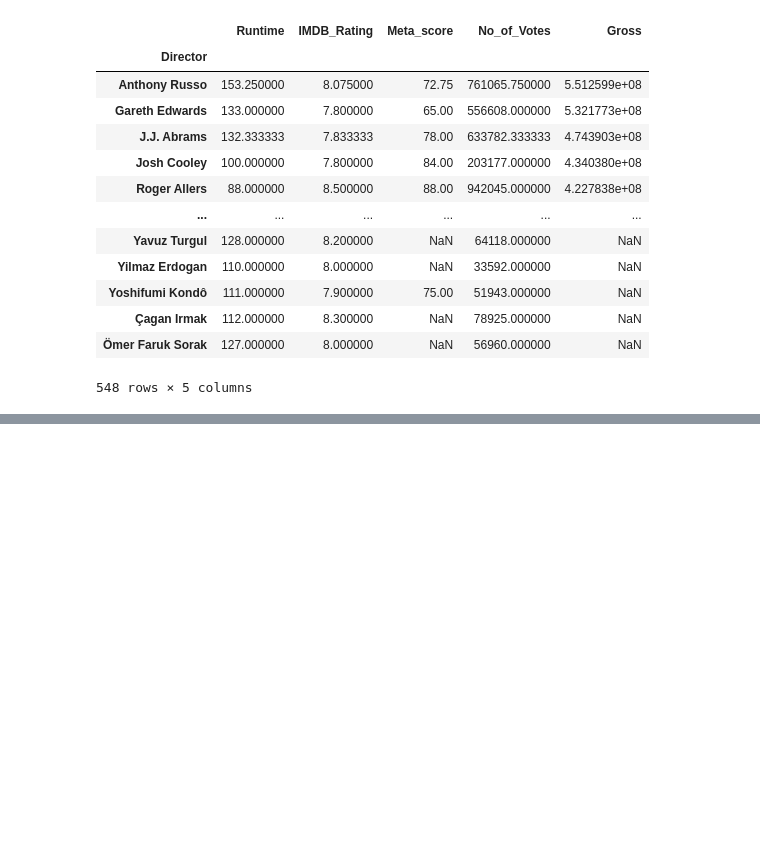
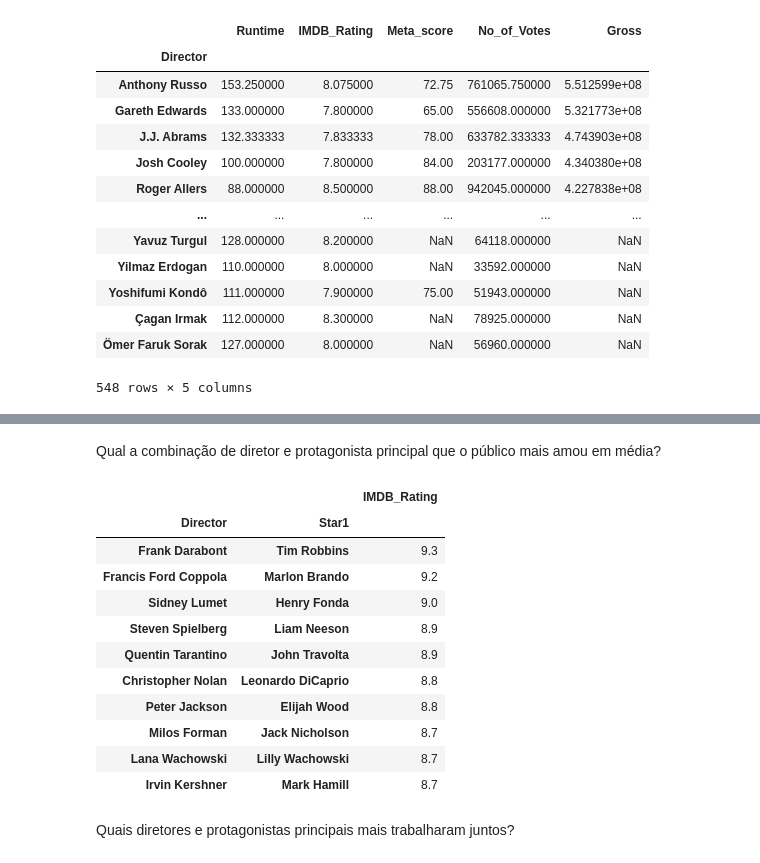
Before and after one commit to Vinicius999/EDA-IMDb-Top1000-Films, a Jupyter notebook: Projeto_TopFilmes.ipynb, the cells around one changed output, grey strips where cells are left out. Cells and saved outputs as stored; diff of their text form; code cells hidden in the pictures; blank space fills up the shorter version.

```diff
--- a/Projeto_TopFilmes.ipynb
+++ b/Projeto_TopFilmes.ipynb
@@ -489,0 +526,19 @@ df_topfilmes.groupby('Director').mean().sort_values('Gross', ascending=False)
+# %% [markdown]
+Qual a combinação de diretor e protagonista principal que o público mais amou em média?
+# %%
+df_topfilmes.groupby(['Director','Star1']).mean().sort_values('IMDB_Rating', ascending=False)[['IMDB_Rating']].head(10)
+# %% [output]
+|  |  | IMDB_Rating |
+| Director | Star1 |  |
+| Frank Darabont | Tim Robbins | 9.3 |
+| Francis Ford Coppola | Marlon Brando | 9.2 |
+| Sidney Lumet | Henry Fonda | 9.0 |
+| Steven Spielberg | Liam Neeson | 8.9 |
+| Quentin Tarantino | John Travolta | 8.9 |
+| Christopher Nolan | Leonardo DiCaprio | 8.8 |
+| Peter Jackson | Elijah Wood | 8.8 |
+| Milos Forman | Jack Nicholson | 8.7 |
+| Lana Wachowski | Lilly Wachowski | 8.7 |
+| Irvin Kershner | Mark Hamill | 8.7 |
+# %% [markdown]
+Quais diretores e protagonistas principais mais trabalharam juntos?
```
Also changed, not shown: parts of 14 cells of this notebook, 3 other files.
